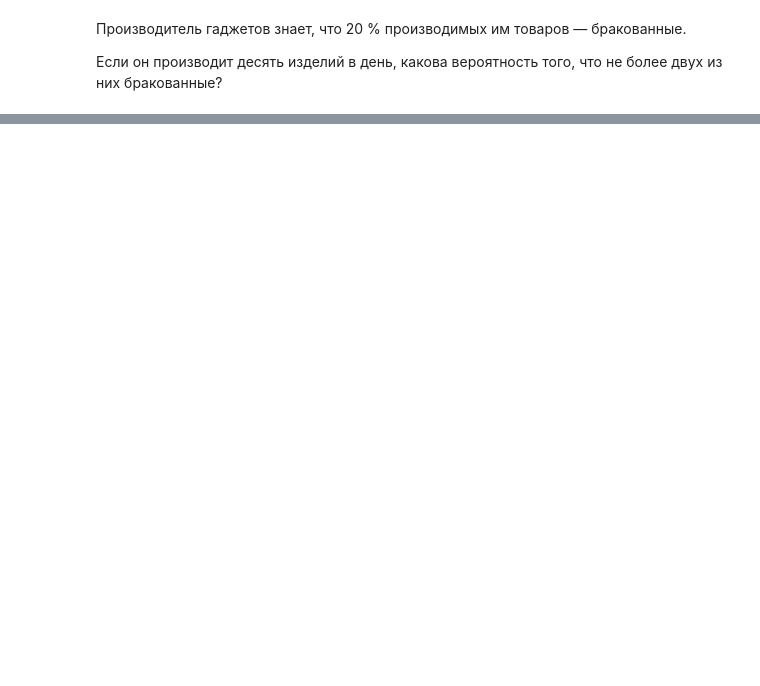
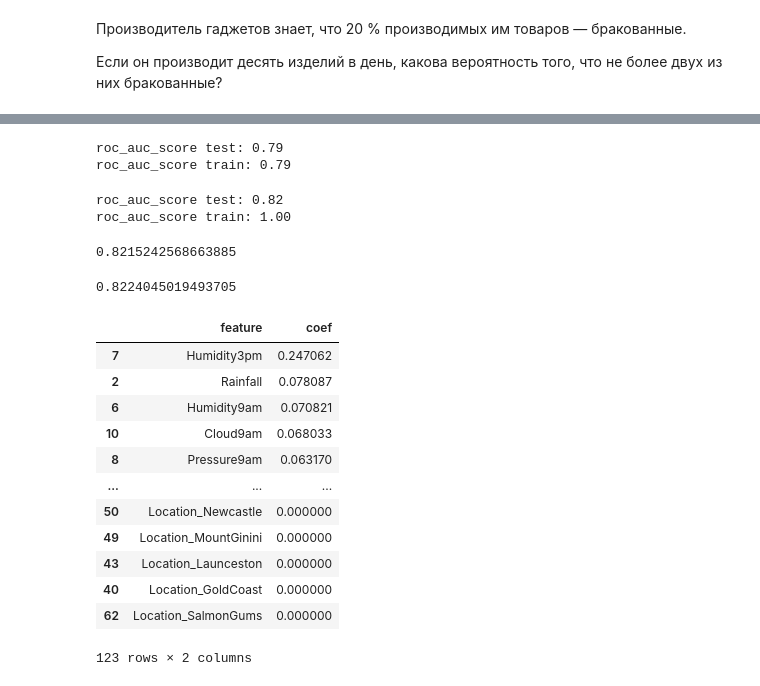
Before and after one commit to Nadarsa/sf_data_science, a Jupyter notebook: Math & ML/practice.ipynb, the cells around one changed output, grey strips where cells are left out. Cells and saved outputs as stored; diff of their text form; code cells hidden in the pictures; blank space fills up the shorter version.

```diff
--- a/Math & ML/practice.ipynb
+++ b/Math & ML/practice.ipynb
@@ -1500,0 +1521,61 @@ plt.show()
+# %%
+dt = tree.DecisionTreeClassifier(max_depth=5, max_leaf_nodes=9, min_samples_split=2)
+dt.fit(X_train, y_train)
+y_train_pred = dt.predict(X_train)
+y_test_pred = dt.predict(X_test)
+print('roc_auc_score test: {:.2f}'.format(metrics.roc_auc_score(y_test_pred, y_test)))
+print('roc_auc_score train: {:.2f}'.format(metrics.roc_auc_score(y_train_pred, y_train)))
+# %% [output]
+roc_auc_score test: 0.79
+roc_auc_score train: 0.79
+# %%
+rf = ensemble.RandomForestClassifier(n_estimators=100, random_state=31)
+rf.fit(X_train, y_train)
+y_train_pred = rf.predict(X_train)
+y_test_pred = rf.predict(X_test)
+print('roc_auc_score test: {:.2f}'.format(metrics.roc_auc_score(y_test_pred, y_test)))
+print('roc_auc_score train: {:.2f}'.format(metrics.roc_auc_score(y_train_pred, y_train)))
+# %% [output]
+roc_auc_score test: 0.82
+roc_auc_score train: 1.00
+# %%
+clf =  ensemble.RandomForestClassifier(n_estimators = 100, random_state=31)
+clf.fit(X_train, y_train)
+preds_train = clf.predict(X_train)
+preds_test = clf.predict(X_test)
+metrics.roc_auc_score(preds_test, y_test)
+# %% [output]
+0.8215242568663885
+# %%
+params = {'max_features': [ 4, 5, 6, 7], 'min_samples_leaf': [3, 5, 7, 9, 11], 'max_depth': [5, 10, 15]}
+model = ensemble.RandomForestClassifier(n_estimators=100, random_state=31)
+gs = GridSearchCV(estimator=model, param_grid=params, cv=3)
+gs.fit(X_train, y_train)
+best_params = gs.best_params_
+# %%
+rf_gs = ensemble.RandomForestClassifier(**best_params)
+rf_gs.fit(X_train, y_train)
+preds_train = rf_gs.predict(X_train)
+preds_test = rf_gs.predict(X_test)
+metrics.roc_auc_score(preds_test, y_test)
+# %% [output]
+0.8224045019493705
+# %%
+feature_importance = rf_gs.feature_importances_
+columns = X_train.columns
+
+pd.DataFrame({'feature': columns, 'coef': feature_importance}).sort_values(by='coef', ascending=False)
+# %% [output]
+|  | feature | coef |
+| 7 | Humidity3pm | 0.247062 |
+| 2 | Rainfall | 0.078087 |
+| 6 | Humidity9am | 0.070821 |
+| 10 | Cloud9am | 0.068033 |
+| 8 | Pressure9am | 0.063170 |
+| ... | ... | ... |
+| 50 | Location_Newcastle | 0.000000 |
+| 49 | Location_MountGinini | 0.000000 |
+| 43 | Location_Launceston | 0.000000 |
+| 40 | Location_GoldCoast | 0.000000 |
+| 62 | Location_SalmonGums | 0.000000 |
+123 rows × 2 columns
```
Also changed, not shown: parts of 161 cells of this notebook, 10 other files.
